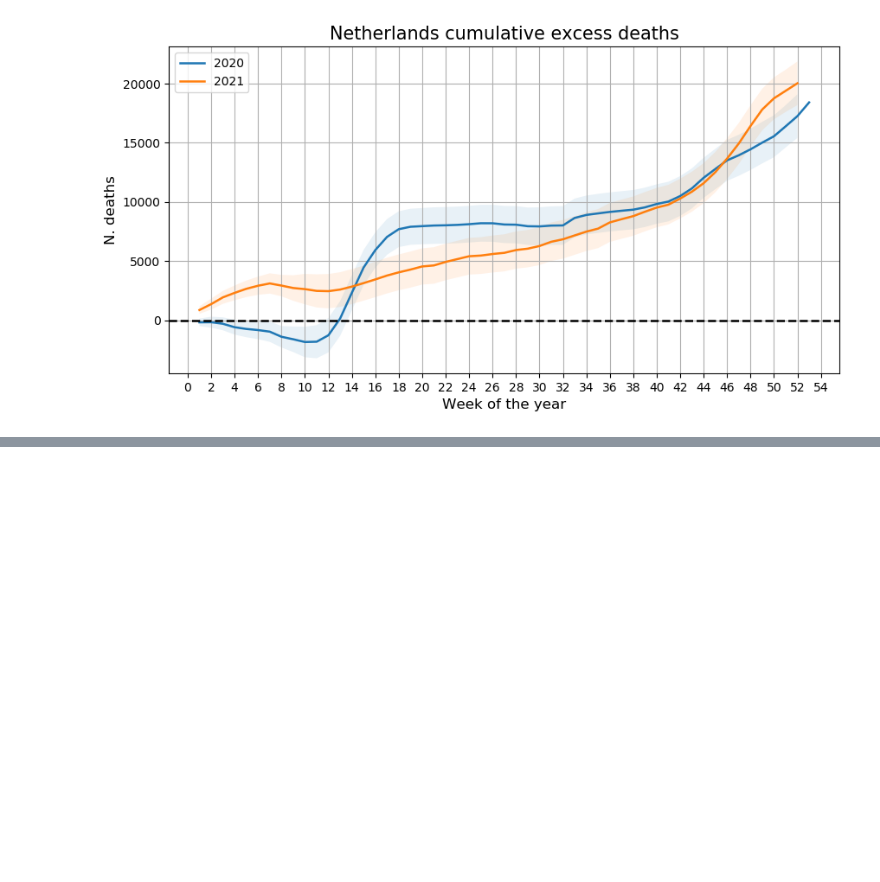
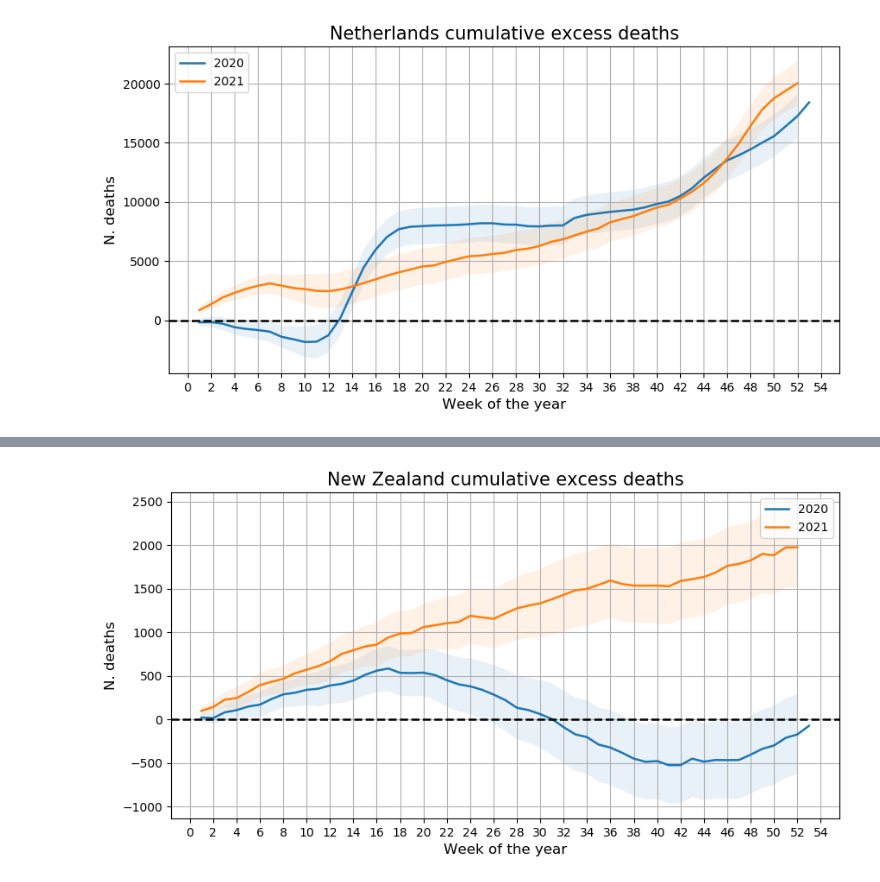
Before and after one commit to thomasmuntzer/covid19, a Jupyter notebook: International/Mortality.ipynb, the cells around one changed output, grey strips where cells are left out. Drawn from its saved outputs; the diff is of its cells as text; code cells hidden in the pictures; blank space fills up the shorter version.

```diff
--- a/International/Mortality.ipynb
+++ b/International/Mortality.ipynb
@@ -115,0 +153,5 @@ plot_mortality(varname="excess_deaths",
+# %%
+plot_mortality(varname="cumulative_excess_deaths",
+               country="New Zealand")
+# %% [output]
+[figure, added]
```
Also changed, not shown: parts of 22 cells of this notebook, 2 other files.
